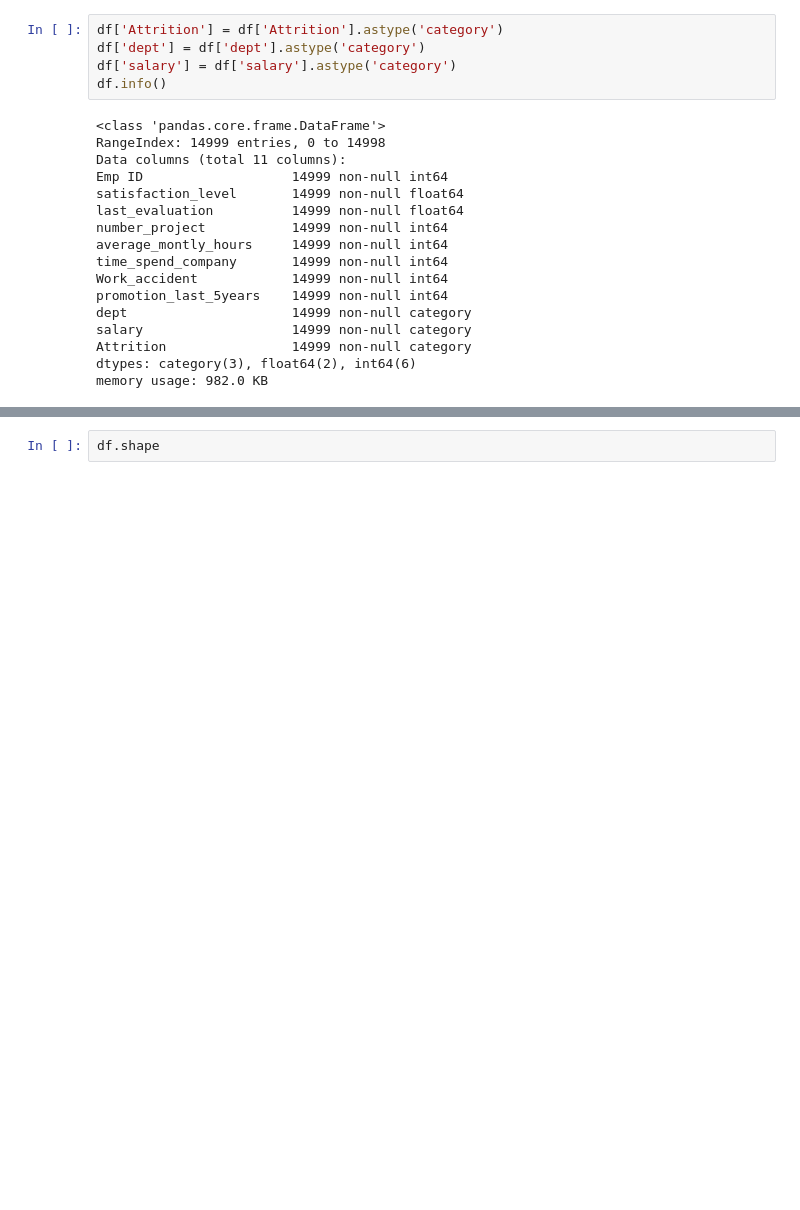
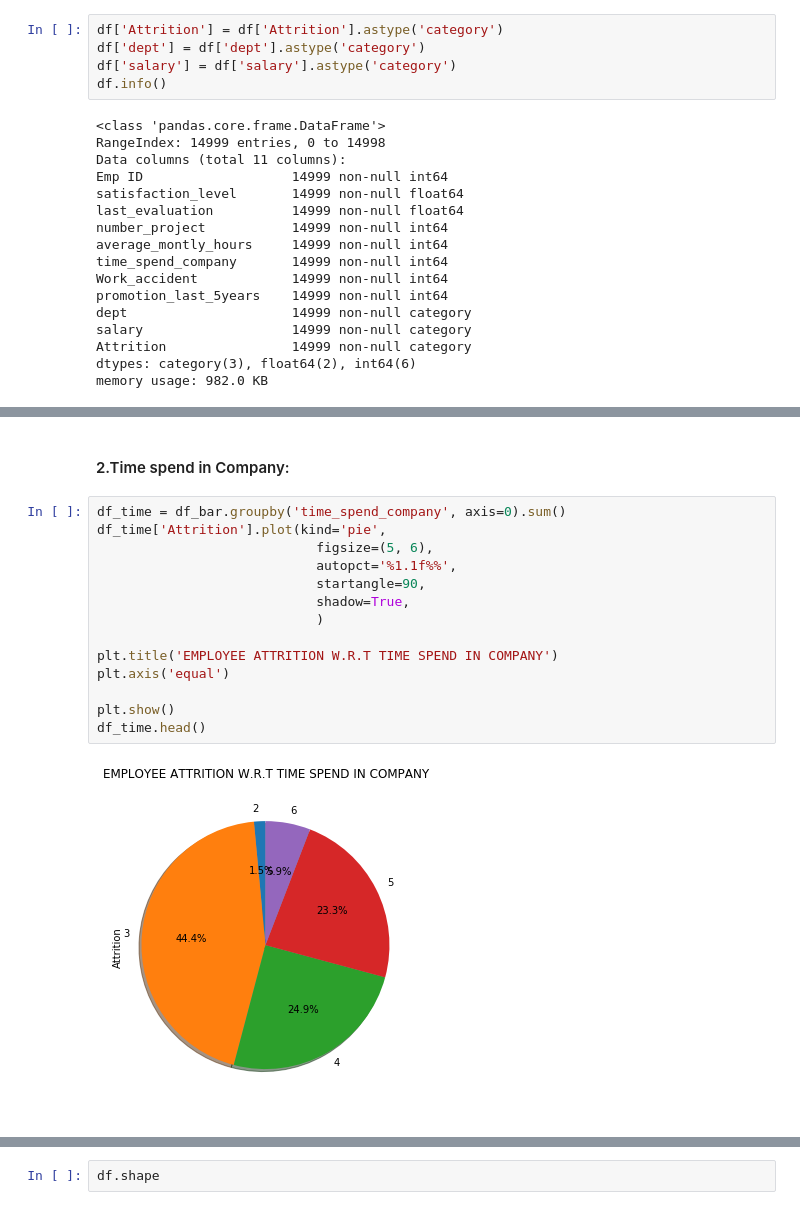
Before and after one commit to SHIVANGIJOSHI/My_First_MachineLearning_Project, a Jupyter notebook: Employee_Attrition.ipynb, the cells around one changed output, grey strips where cells are left out. Saved outputs shown, nothing was run; the diff lists cells and outputs as text; blank space fills up the shorter version.

```diff
--- a/Employee_Attrition.ipynb
+++ b/Employee_Attrition.ipynb
@@ -63,0 +190,18 @@ cdf.head(9)
+# %% [markdown]
+#### 2.Time spend in Company:
+# %%
+df_time = df_bar.groupby('time_spend_company', axis=0).sum()
+df_time['Attrition'].plot(kind='pie',
+                            figsize=(5, 6),
+                            autopct='%1.1f%%',
+                            startangle=90,
+                            shadow=True,
+                            )
+
+plt.title('EMPLOYEE ATTRITION W.R.T TIME SPEND IN COMPANY')
+plt.axis('equal')
+
+plt.show()
+df_time.head()
+# %% [output]
+[figure, added]
```
Also changed, not shown: parts of 87 cells of this notebook.
